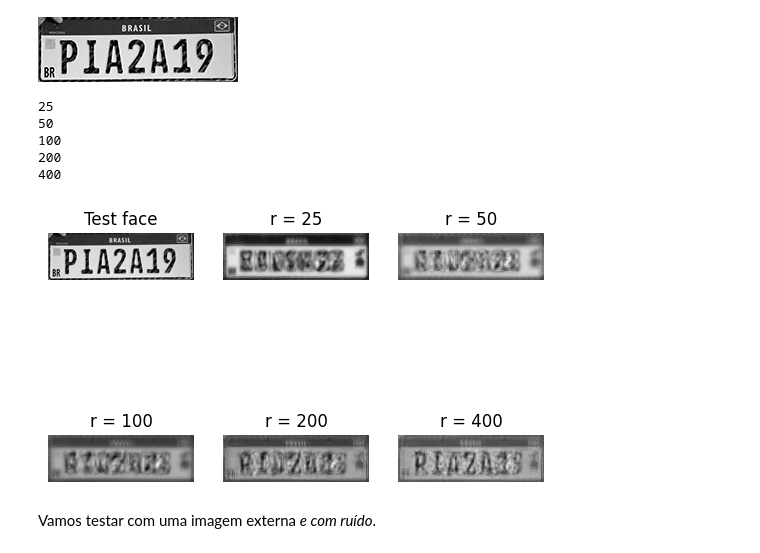
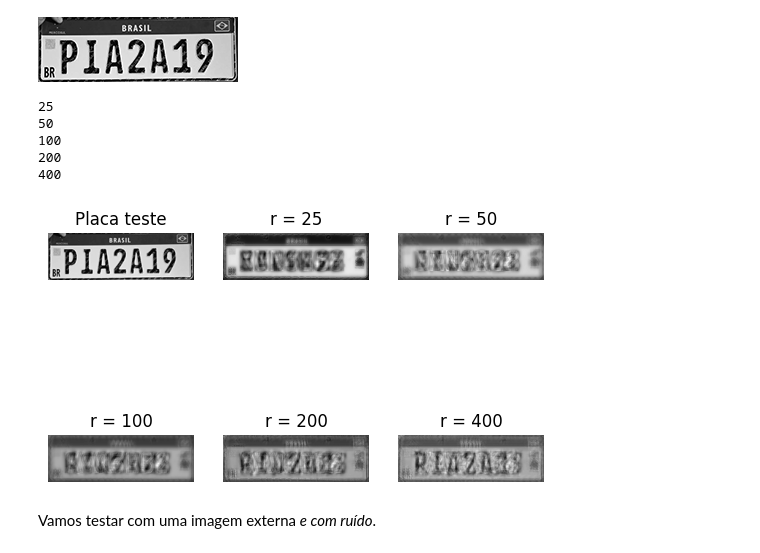
Before and after one commit to Salies/posmac-alcd, a Jupyter notebook: Aula 3 (Condicionamento e PCA)/placas_pca.ipynb, the cells around one changed output. Saved outputs shown, nothing was run; the diff lists cells and outputs as text; code cells hidden in the pictures.

```diff
--- a/Aula 3 (Condicionamento e PCA)/placas_pca.ipynb
+++ b/Aula 3 (Condicionamento e PCA)/placas_pca.ipynb
@@ -60,7 +90,7 @@ fig, axs = plt.subplots(2, 3)
 
 # plot test face
 axs[0, 0].imshow(np.reshape(testFace,(m,n)), cmap='gray')
-axs[0, 0].set_title('placa teste')
+axs[0, 0].set_title('Placa teste')
 axs[0, 0].axis('off')
 
 for i, ax in enumerate(axs.flat[1:]):
@@ -91,32 +121,32 @@ test_im
 # %%
 test_im = np.array(test_im).flatten()
 test_im_ms = test_im - avgFace
 
 r_list = [25, 50, 100, 200, 400]
 # create 2x4 grid
 fig, axs = plt.subplots(2, 3)
 
 # plot test face
 axs[0, 0].imshow(np.reshape(test_im,(m,n)), cmap='gray')
-axs[0, 0].set_title('Test face')
+axs[0, 0].set_title('Placa teste')
 axs[0, 0].axis('off')
 
 for i, ax in enumerate(axs.flat[1:]):
     r = r_list[i]
     print(r)
     reconFace = avgFace + U[:,:r] @ U[:,:r].T @ test_im_ms
     faceshow = np.reshape(reconFace,(m,n))
     ax.imshow(faceshow, cmap='gray')
     ax.set_title('r = ' + str(r))
     ax.axis('off')
 plt.show()
 # %% [output]
 25
 50
 100
 200
 400
-[figure, old version]
+[figure, new version]
 # %% [markdown]
 Vamos testar com uma imagem externa _e com ruído_.
 # %%
```
Also changed, not shown: parts of 10 cells of this notebook, 1 other file.
